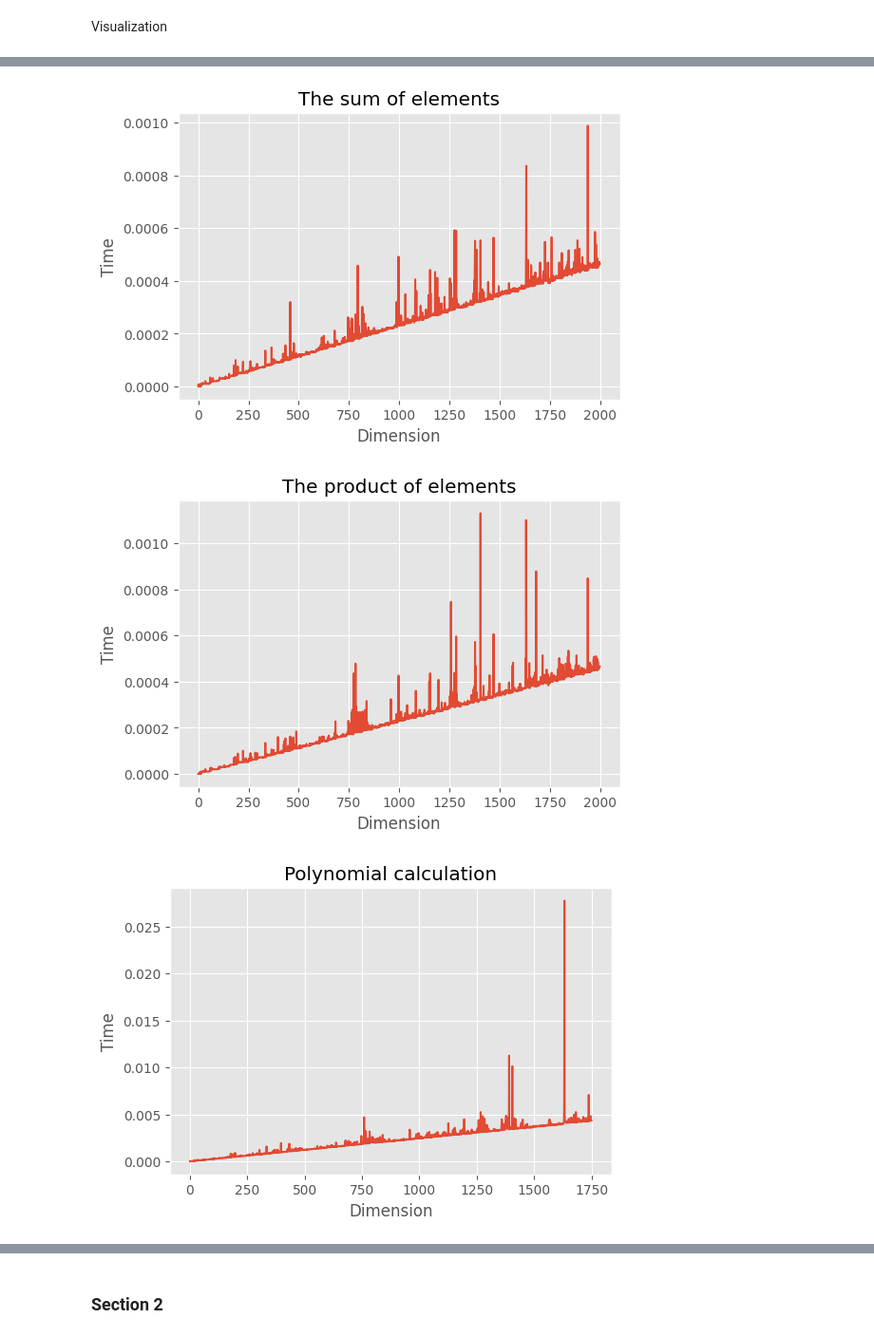
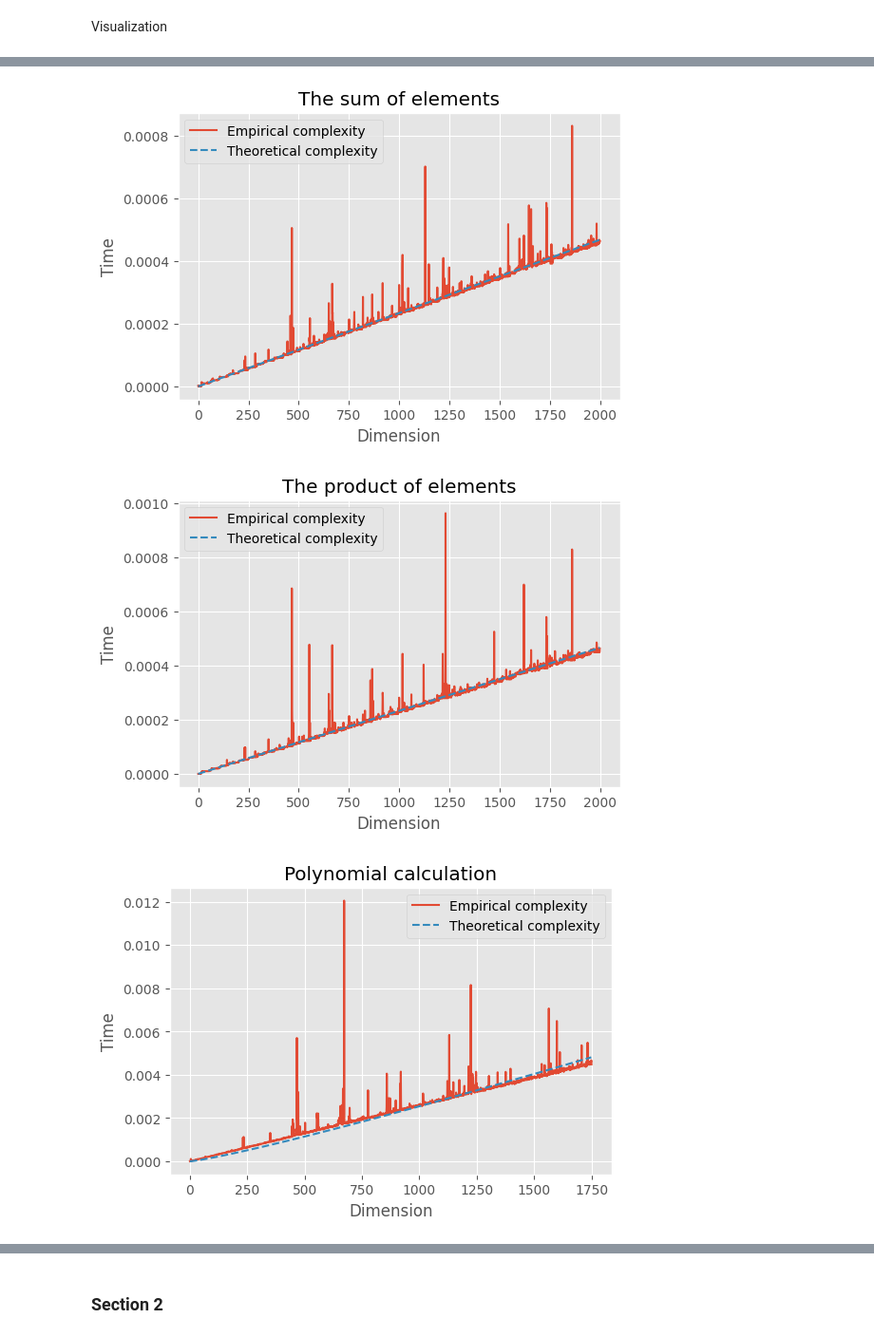
Before and after one commit to anafisa/Analysis-and-development-of-algorithms, a Jupyter notebook: Lab 1. Experimental time complexity analysis/Lab 1.ipynb, the cells around one changed output, grey strips where cells are left out. Shown: that part at 95% size. Cells and saved outputs as stored; diff of their text form; code cells hidden in the pictures.

```diff
--- a/Lab 1. Experimental time complexity analysis/Lab 1.ipynb
+++ b/Lab 1. Experimental time complexity analysis/Lab 1.ipynb
@@ -61,6 +62,22 @@ def quick_sort(lst, n):
 
 def tim_sort(lst, n):
     return np.sort(lst, kind='stable')
+# %%
+def f_n(n, a):
+    return a * n
+
+
+def f_n_logn(n, a):
+
+    return a * n * np.log(n)
+
+
+def f_n2(n, a):
+    return a * n**2
+
+
+def f_n3(n, a):
+    return a * n**3
 # %%
 def calculate_time(f, v, n):
         start_time = time.time()
@@ -68,7 +85,10 @@ def calculate_time(f, v, n):
         return round(time.time() - start_time, 5)
 # %%
 k = 2000
-functions_lst = [f_const, f_sum, f_product, f_polynom, f_polynom_gorner, bubble_sort, quick_sort, tim_sort]
+functions_lst = [f_const, f_sum, f_product,
+                 f_polynom, f_polynom_gorner,
+                 bubble_sort,
+                 quick_sort, tim_sort]
 functions_results = defaultdict(lambda: [])
 
 for n in range(1, k+1):
@@ -94,8 +120,10 @@ plt.show()
 # %%
-plt.plot(functions_results[f_sum])
+plt.plot(functions_results[f_sum], label = 'Empirical complexity')
+plt.plot(f_n(x_lst, popt), linestyle='dashed', label='Theoretical complexity')
 plt.xlabel('Dimension')
 plt.ylabel('Time')
 plt.title('The sum of elements')
+plt.legend()
 plt.show()
 # %% [output]
-[figure, old version]
+[figure, new version]
@@ -102,16 +133,26 @@ plt.show()
 # %%
-plt.plot(functions_results[f_product])
+plt.plot(functions_results[f_product], label = 'Empirical complexity')
+plt.plot(f_n(x_lst, popt), linestyle='dashed', label='Theoretical complexity')
 plt.xlabel('Dimension')
 plt.ylabel('Time')
 plt.title('The product of elements')
+plt.legend()
 plt.show()
 # %% [output]
-[figure, old version]
+[figure, new version]
+# %%
+y_lst1 = functions_results[f_polynom][:1750]
+x_lst1 = np.arange(1, len(y_lst1)+1, 1)
+
+popt, pcov = curve_fit(f_n_logn, x_lst1, y_lst1)
+popt = float(popt) # parameter for theoretical complexity
 # %%
-plt.plot(functions_results[f_polynom])
+plt.plot(functions_results[f_polynom], label = 'Empirical complexity')
+plt.plot(f_n_logn(x_lst1, popt), linestyle='dashed', label='Theoretical complexity')
 plt.xlabel('Dimension')
 plt.ylabel('Time')
 plt.title('Polynomial calculation')
+plt.legend()
 plt.show()
 # %% [output]
-[figure, old version]
+[figure, new version]
```
Also changed, not shown: parts of 15 cells of this notebook.
